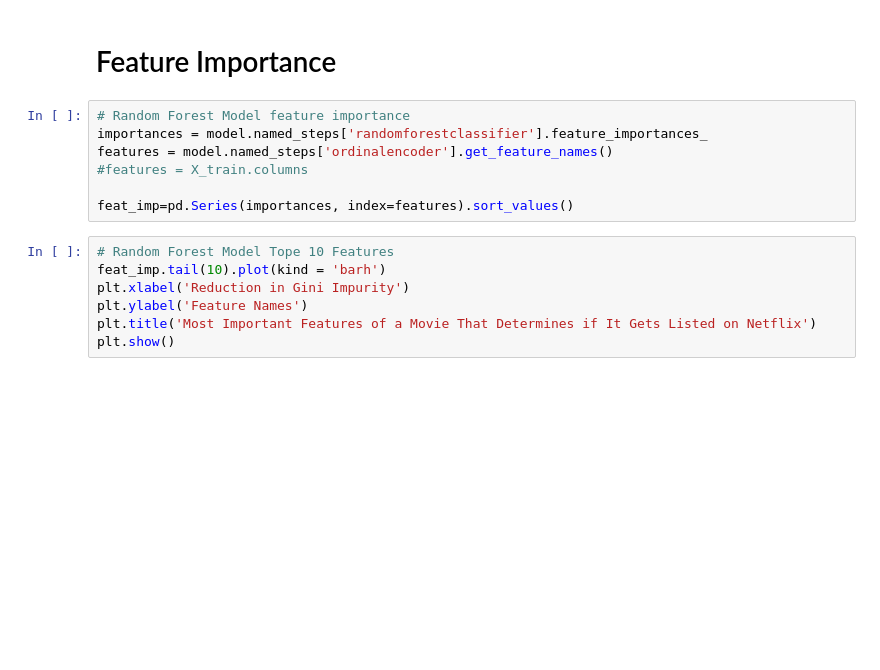
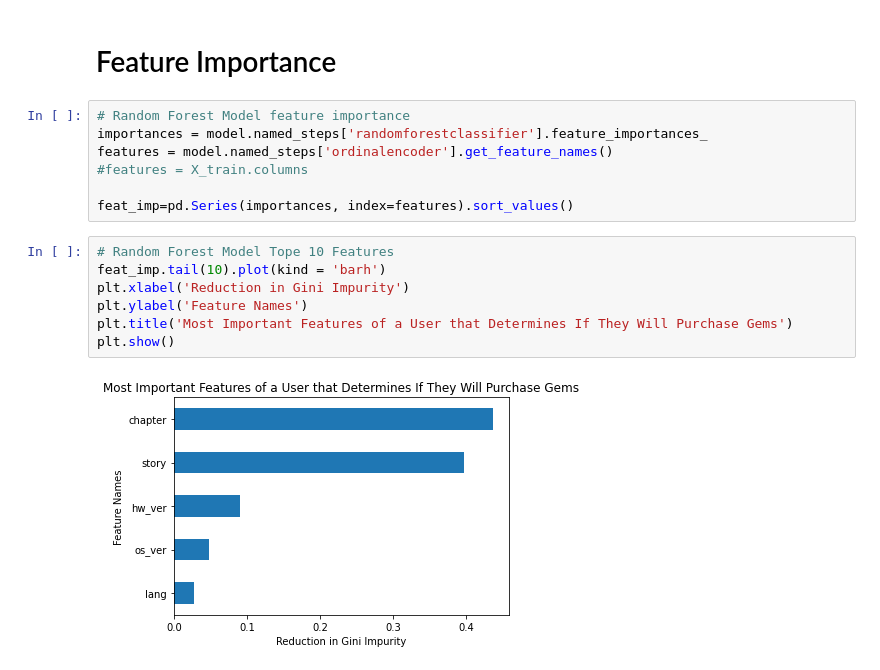
Before and after one commit to ericyeonpark/pg_data_exploratory_analysis, a Jupyter notebook: data_exploration_Eric_Park.ipynb, the cells around one changed output. Drawn from its saved outputs; the diff is of its cells as text; blank space fills up the shorter version.

```diff
--- a/data_exploration_Eric_Park.ipynb
+++ b/data_exploration_Eric_Park.ipynb
@@ -1032,7 +1049,9 @@ feat_imp=pd.Series(importances, index=features).sort_values()
 # %%
 # Random Forest Model Tope 10 Features
 feat_imp.tail(10).plot(kind = 'barh')
 plt.xlabel('Reduction in Gini Impurity')
 plt.ylabel('Feature Names')
-plt.title('Most Important Features of a Movie That Determines if It Gets Listed on Netflix')
+plt.title('Most Important Features of a User that Determines If They Will Purchase Gems')
 plt.show()
+# %% [output]
+[figure, added]
```
Also changed, not shown: parts of 3 cells of this notebook.
